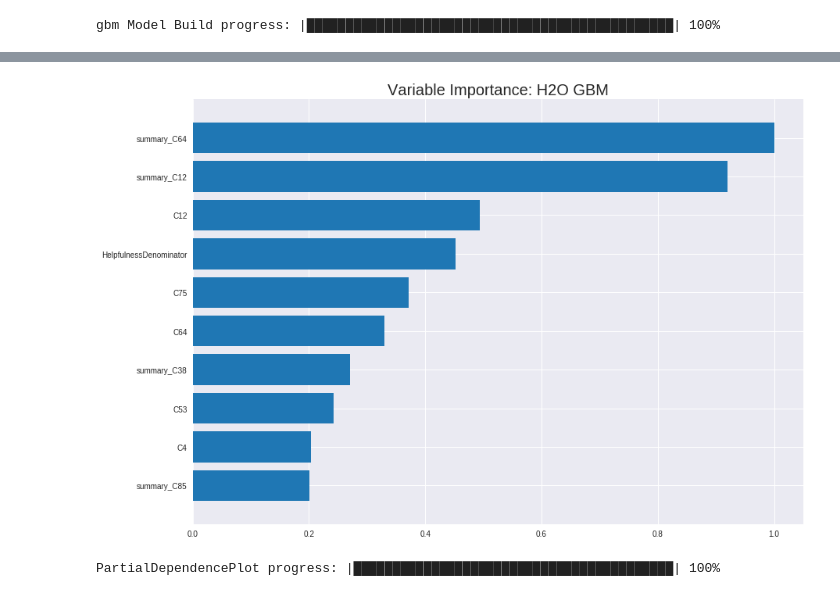
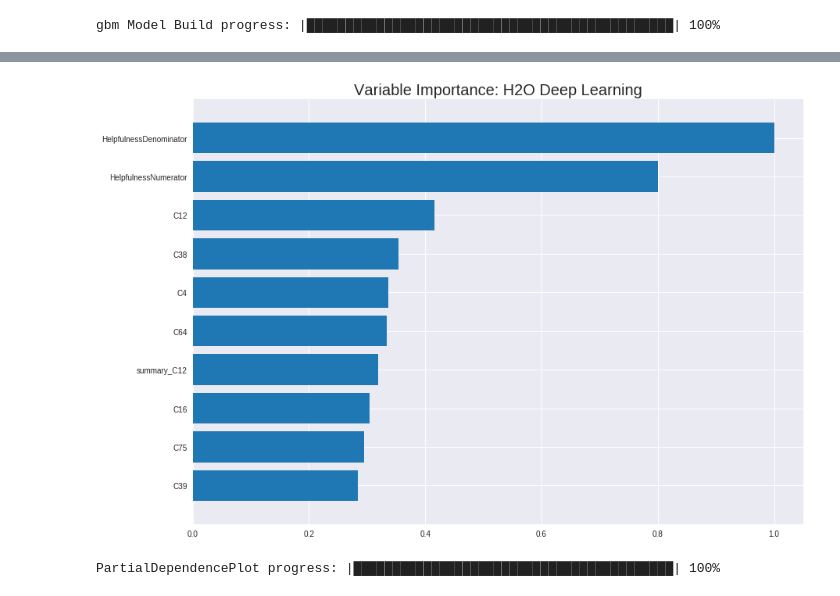
Before and after one commit to binliu0630/Deep_Learning, a Jupyter notebook: H2o_Amazon.ipynb, the cells around one changed output, grey strips where cells are left out. Cells and saved outputs as stored; diff of their text form; code cells hidden in the pictures.

```diff
--- a/H2o_Amazon.ipynb
+++ b/H2o_Amazon.ipynb
@@ -239,7 +226,7 @@ ext_reviews.head(2)
 ext_train = ext_reviews[ext_reviews['Train'] == 'Yes']
 ext_test = ext_reviews[ext_reviews['Train'] == 'No']
 # %%
-predictors = ['ProductId', 'UserId', 'HelpfulnessDenominator','HelpfulnessNumerator', 'Time'] + review_vecs.names
+predictors = predictors + review_vecs.names
 response = 'PositiveReview'
 # %%
 gbm_embeddings = H2OGradientBoostingEstimator(stopping_metric = "AUC", stopping_tolerance = 0.001,
@@ -307,0 +309,15 @@ AUC on Validation Data: 0.912
+# %%
+# dp
+dp_plus_summary = H2ODeepLearningEstimator( model_id = "dp_plus_summary.hex",
+  hidden=[32,32,32],                  ## small network, runs faster
+    epochs=1000000,                      ## hopefully converges earlier...
+    score_validation_samples=10000,      ## sample the validation dataset (faster)
+    stopping_rounds=2,
+    stopping_metric="misclassification", ## alternatives: "MSE","logloss","r2"
+    stopping_tolerance=0.01)
+
+dp_plus_summary.train(x = predictors, y = response,
+                       training_frame = ext_train, validation_frame = ext_test
+                      )
+
+print(f'dp_plus_summary AUC on Validation Data: {round(dp_plus_summary.auc(valid=True),3)}')
@@ -308,7 +427,7 @@ AUC on Validation Data: 0.912
 # %%
-gbm_plus_summary.varimp_plot()
+dp_plus_summary.varimp_plot()
 # %% [output]
-[figure, old version]
+[figure, new version]
 # %%
 pdp_word_vecs = gbm_plus_summary.partial_plot(data = ext_train, cols = ['C12'])
 # %% [output]
```
Also changed, not shown: parts of 26 cells of this notebook.
